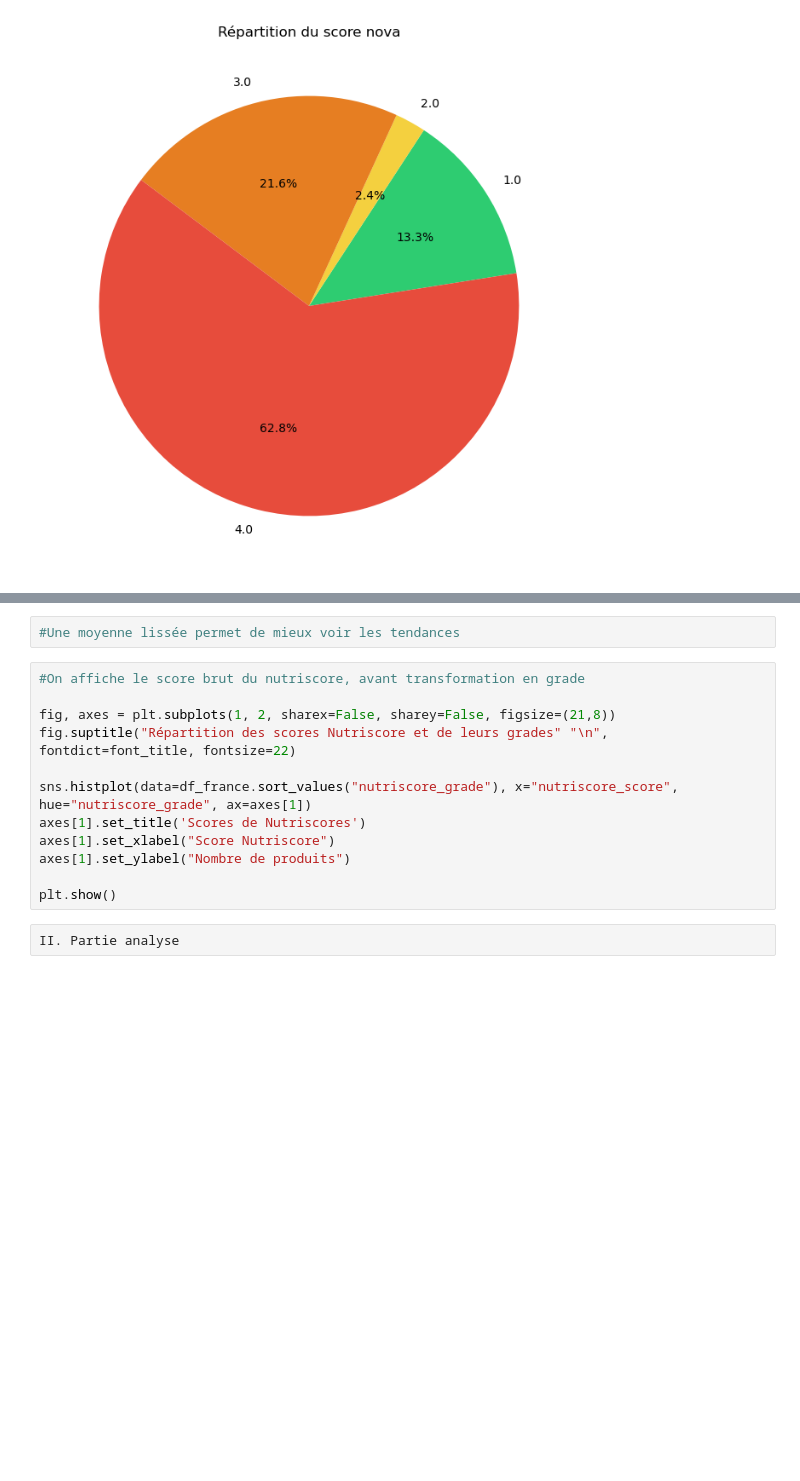
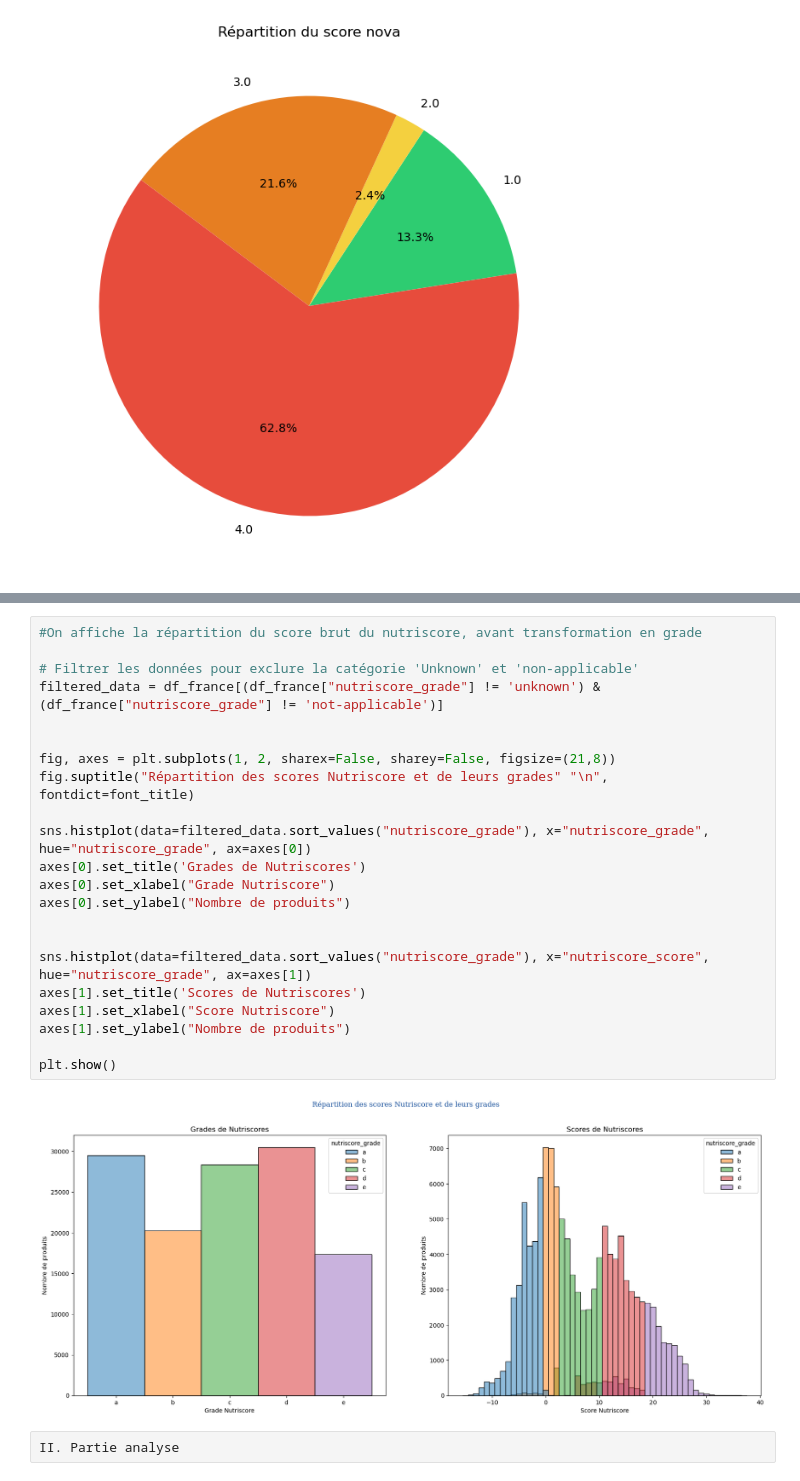
Before and after one commit to ashxivy/Projet-Python-pour-la-data-science, a Jupyter notebook: Le Nutri-Score permet il de bien consommer.ipynb, the cells around one changed output, grey strips where cells are left out. Drawn from its saved outputs; the diff is of its cells as text; blank space fills up the shorter version.

```diff
--- a/Le Nutri-Score permet il de bien consommer.ipynb
+++ b/Le Nutri-Score permet il de bien consommer.ipynb
@@ -456,17 +462,27 @@ AttributeError: Can only use .dt accessor with datetimelike values
-# %%
-#Une moyenne lissée permet de mieux voir les tendances
 # %%
-#On affiche le score brut du nutriscore, avant transformation en grade
+#On affiche la répartition du score brut du nutriscore, avant transformation en grade
+
+# Filtrer les données pour exclure la catégorie 'Unknown' et 'non-applicable'
+filtered_data = df_france[(df_france["nutriscore_grade"] != 'unknown') & (df_france["nutriscore_grade"] != 'not-applicable')]
+
 
 fig, axes = plt.subplots(1, 2, sharex=False, sharey=False, figsize=(21,8))
-fig.suptitle("Répartition des scores Nutriscore et de leurs grades" "\n", fontdict=font_title, fontsize=22)
+fig.suptitle("Répartition des scores Nutriscore et de leurs grades" "\n", fontdict=font_title)
 
-sns.histplot(data=df_france.sort_values("nutriscore_grade"), x="nutriscore_score", hue="nutriscore_grade", ax=axes[1])
+sns.histplot(data=filtered_data.sort_values("nutriscore_grade"), x="nutriscore_grade", hue="nutriscore_grade", ax=axes[0])
+axes[0].set_title('Grades de Nutriscores')
+axes[0].set_xlabel("Grade Nutriscore")
+axes[0].set_ylabel("Nombre de produits")
+
+
+sns.histplot(data=filtered_data.sort_values("nutriscore_grade"), x="nutriscore_score", hue="nutriscore_grade", ax=axes[1])
 axes[1].set_title('Scores de Nutriscores')
 axes[1].set_xlabel("Score Nutriscore")
 axes[1].set_ylabel("Nombre de produits")
 
 plt.show()
+# %% [output]
+[figure, added]
 # %%
 II. Partie analyse
 # %% [markdown]
```
Also changed, not shown: parts of 13 cells of this notebook.
